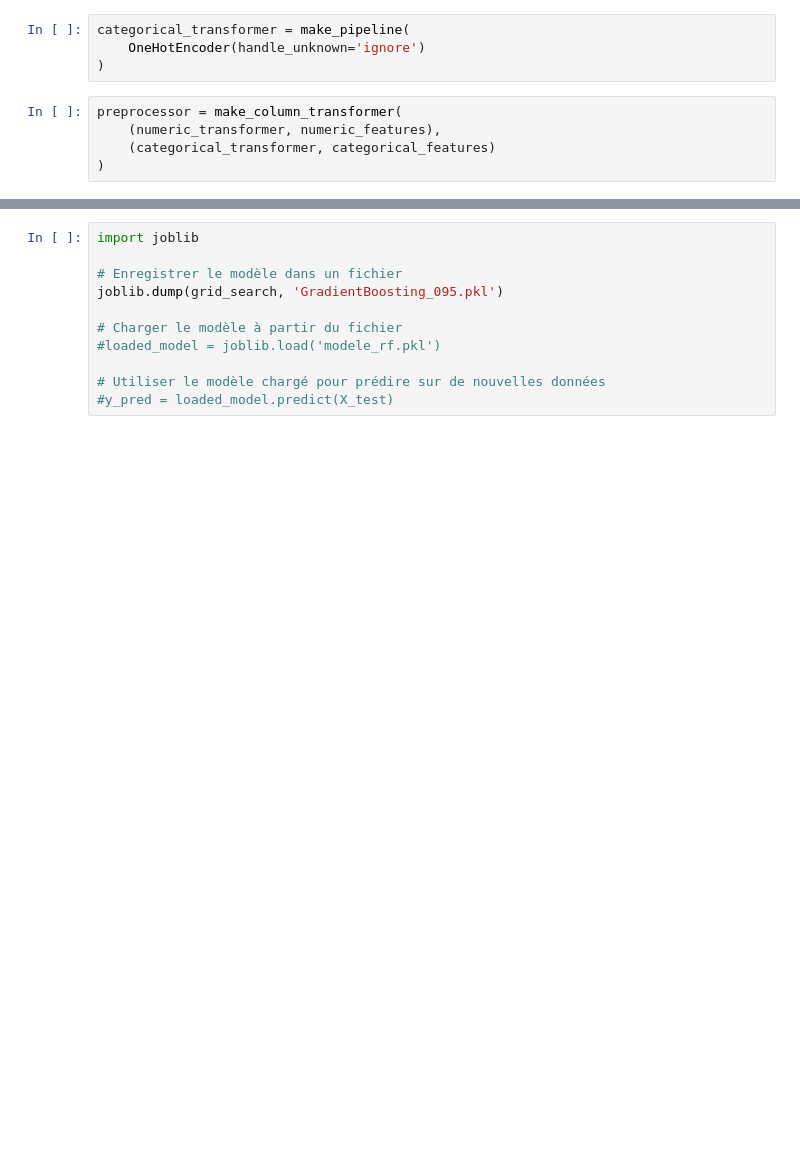
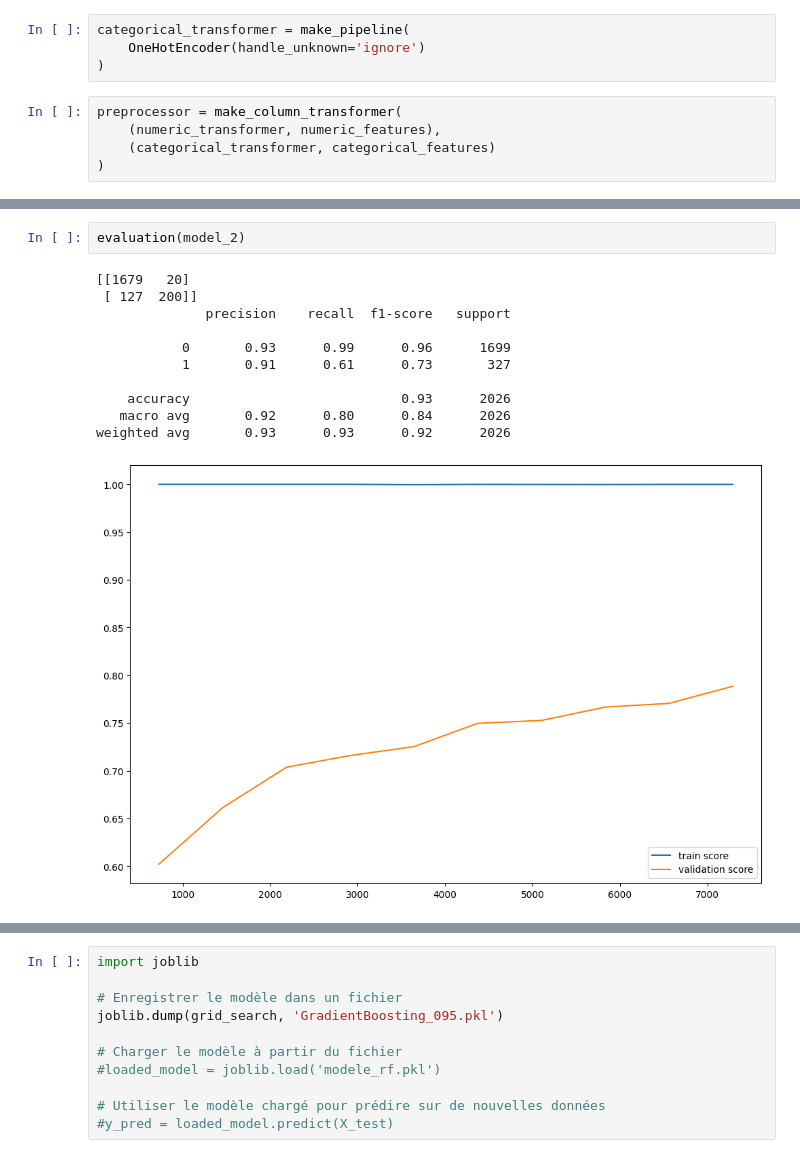
Before and after one commit to TheoRepo1/ML_Project_BankChurners, a Jupyter notebook: MyProject.ipynb, the cells around one changed output, grey strips where cells are left out. Drawn from its saved outputs; the diff is of its cells as text; blank space fills up the shorter version.

```diff
--- a/MyProject.ipynb
+++ b/MyProject.ipynb
@@ -398,0 +511,14 @@ param_grid = {
+# %%
+evaluation(model_2)
+# %% [output]
+[[1679   20]
+ [ 127  200]]
+              precision    recall  f1-score   support
+
+           0       0.93      0.99      0.96      1699
+           1       0.91      0.61      0.73       327
+
+    accuracy                           0.93      2026
+   macro avg       0.92      0.80      0.84      2026
+weighted avg       0.93      0.93      0.92      2026
+[figure, added]
```
Also changed, not shown: parts of 75 cells of this notebook.
